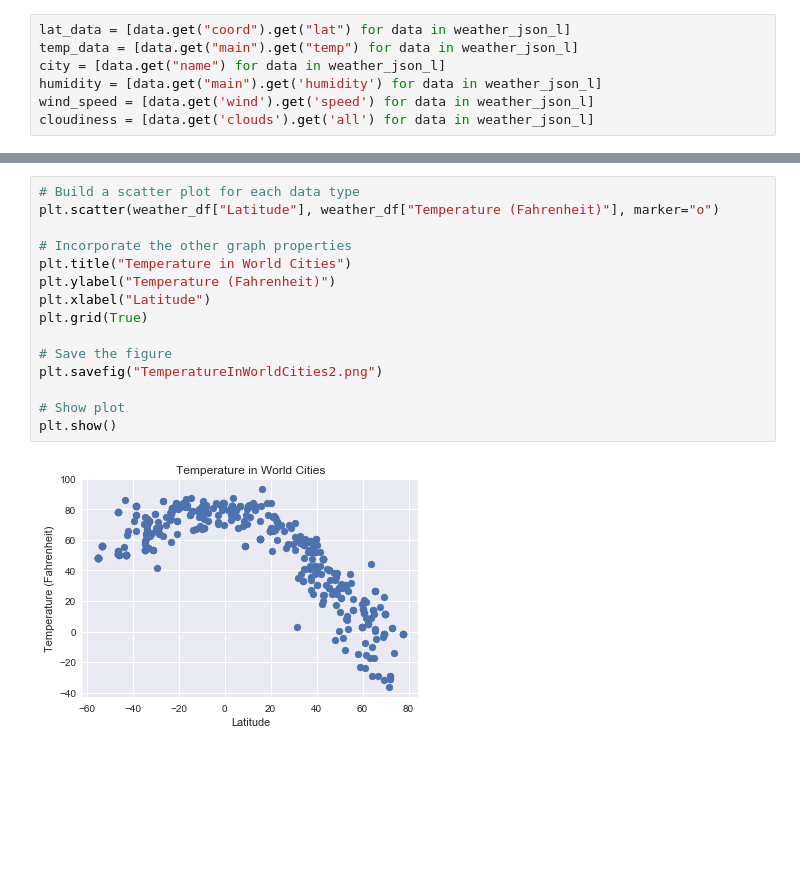
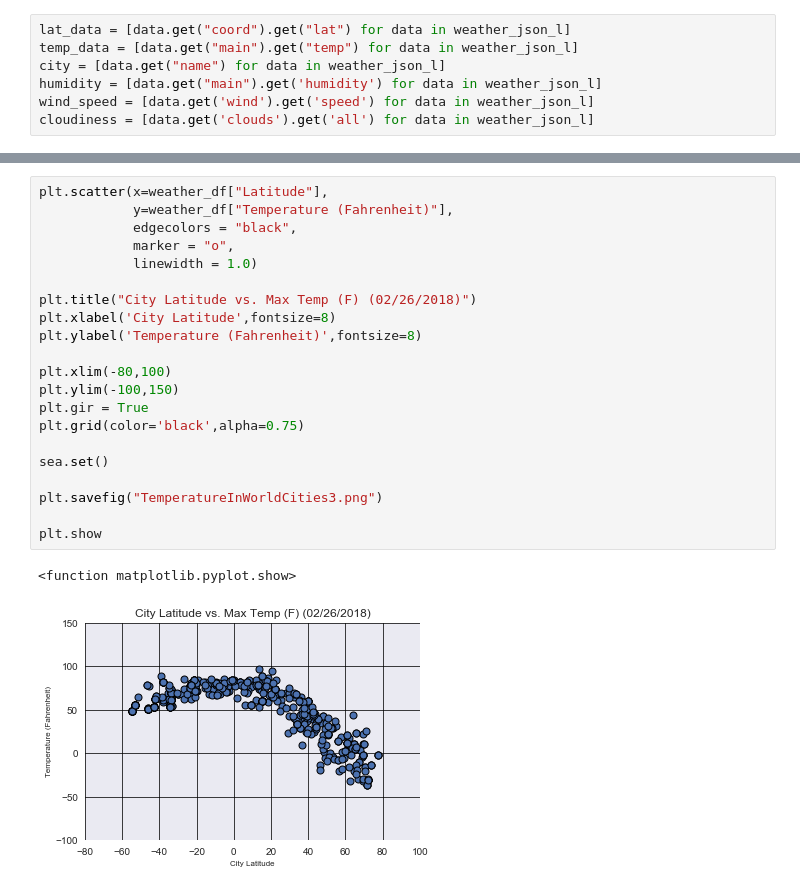
Before and after one commit to amxmongoose/WeatherPy, a Jupyter notebook: WeatherPy_homework/Instructions/WeatherPy.ipynb, the cells around one changed output, grey strips where cells are left out. Drawn from its saved outputs; the diff is of its cells as text; blank space fills up the shorter version.

```diff
--- a/WeatherPy_homework/Instructions/WeatherPy.ipynb
+++ b/WeatherPy_homework/Instructions/WeatherPy.ipynb
@@ -244,17 +173,24 @@ plt.show
-# %%
-# Build a scatter plot for each data type
-plt.scatter(weather_df["Latitude"], weather_df["Temperature (Fahrenheit)"], marker="o")
-
-# Incorporate the other graph properties
-plt.title("Temperature in World Cities")
-plt.ylabel("Temperature (Fahrenheit)")
-plt.xlabel("Latitude")
-plt.grid(True)
-
-# Save the figure
-plt.savefig("TemperatureInWorldCities2.png")
-
-# Show plot
-plt.show()
-# %% [output]
-[figure, removed]
+# %%
+plt.scatter(x=weather_df["Latitude"],
+            y=weather_df["Temperature (Fahrenheit)"],
+            edgecolors = "black",
+            marker = "o",
+            linewidth = 1.0)
+
+plt.title("City Latitude vs. Max Temp (F) (02/26/2018)")
+plt.xlabel('City Latitude',fontsize=8)
+plt.ylabel('Temperature (Fahrenheit)',fontsize=8)
+
+plt.xlim(-80,100)
+plt.ylim(-100,150)
+plt.gir = True
+plt.grid(color='black',alpha=0.75)
+
+sea.set()
+
+plt.savefig("TemperatureInWorldCities3.png")
+
+plt.show
+# %% [output]
+<function matplotlib.pyplot.show>
+[figure, added]
```
Also changed, not shown: parts of 14 cells of this notebook, 4 other files.
